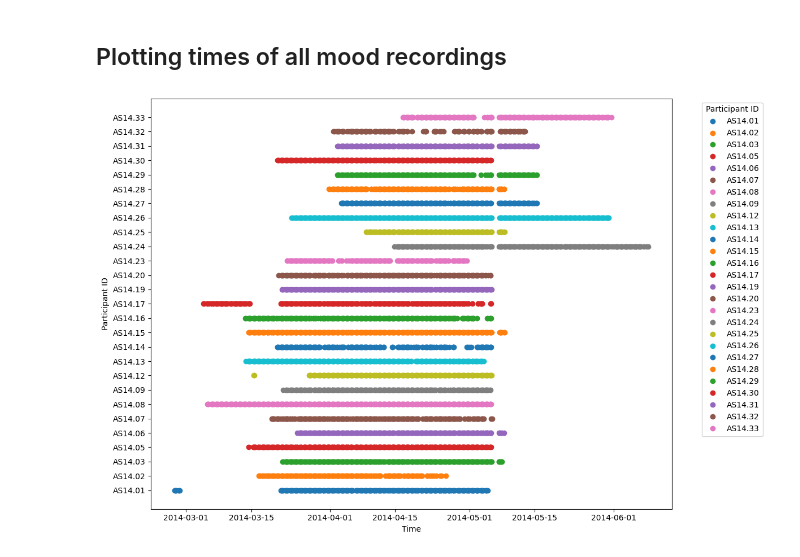
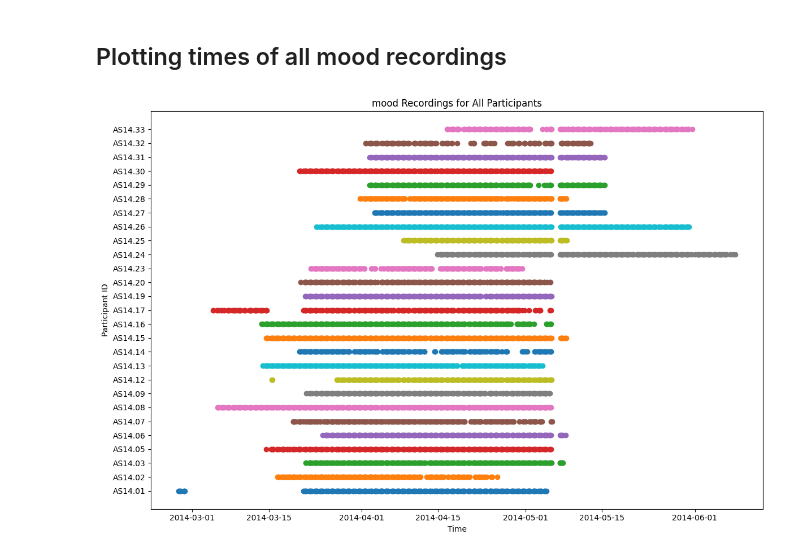
Before and after one commit to kroegepa/DataMiningAssignmentOne, a Jupyter notebook: data_visualization.ipynb, the cells around one changed output. Saved outputs shown, nothing was run; the diff lists cells and outputs as text; code cells hidden in the pictures.

Commit message:
Added variable recordings

```diff
--- a/data_visualization.ipynb
+++ b/data_visualization.ipynb
@@ -54,6 +54,7 @@ df['time'] = pd.to_datetime(df['time'])
 import pandas as pd
 import matplotlib.pyplot as plt
 import matplotlib.dates as mdates
+import os
 
 
 def plot_mood_time_series_subplot(df, participant_id, ax):
@@ -85,6 +86,11 @@ def plot_mood_time_series_subplot(df, participant_id, ax):
 # Example usage:
 # df = pd.read_csv('data.csv')  # Load your dataset
 
+folder = 'mood_timeseries'
+if not os.path.exists(folder):
+    os.makedirs(folder)
+
+
 
 for i in range(0,len(unique_ids), 4):
 
@@ -106,4 +112,4 @@ for i in range(0,len(unique_ids), 4):
 
 
     plt.tight_layout()  # Adjust the layout so that plots do not overlap
-    fig.savefig(f"mood_partecipants_{i}.png")
+    fig.savefig(os.path.join(folder,f"mood_partecipants_{i}.png"))
@@ -119,41 +117,50 @@ for i in range(0,len(unique_ids), 4):
 ## Plotting times of all mood recordings
 # %%
 import numpy as np
-def plot_mood_recordings(df):
+import os
+
+def plot_recordings(df, variable, folder):
     """
     Plots all mood recordings for each subject on the same graph. Each subject's recordings
     are represented as dots on the same y line, with the time of the recording as the x-axis.
 
     Parameters:
     - df: pandas DataFrame containing the dataset.
     """
     # Filter the DataFrame for 'mood' variable
-    mood_df = df[df['variable'] == 'mood']
+    variable_df = df[df['variable'] == variable]
 
 
 
     # Assign a unique y-value (line) for each participant
-    unique_ids = mood_df['id'].unique()
+    unique_ids = variable_df['id'].unique()
     id_to_y = {id_: i + 1 for i, id_ in enumerate(unique_ids)}  # Mapping IDs to a y-value
 
     # Plot settings
     fig, ax = plt.subplots(figsize=(12, 8))
     for participant_id, y_val in id_to_y.items():
         # Filter data for the participant
-        participant_data = mood_df[mood_df['id'] == participant_id]
+        participant_data = variable_df[variable_df['id'] == participant_id]
         # Plot each mood recording as a dot
         ax.plot(participant_data['time'], np.repeat(y_val, len(participant_data)), 'o', label=participant_id)
 
     # Improve the plot aesthetics
     ax.set_yticks(range(1, len(unique_ids) + 1))
     ax.set_yticklabels(unique_ids)
     ax.set_xlabel('Time')
     ax.set_ylabel('Participant ID')
-    ax.legend(title='Participant ID', bbox_to_anchor=(1.05, 1), loc='upper left')
+    #ax.legend(title='Participant ID', bbox_to_anchor=(1.05, 1), loc='upper left')
+    # set title
+    ax.set_title(f'{variable} Recordings for All Participants')
     plt.tight_layout()
-    fig.savefig("mood_recordings.png")
+    # create folder if it does not exist
+    if not os.path.exists(folder):
+        os.makedirs(folder)
+
+    fig.savefig(os.path.join(folder,f"{variable}_recordings.png"))
 
 # Example usage:
-plot_mood_recordings(df)
+
+plot_recordings(df, 'mood', 'variable_recordings')
 # %% [output]
-[figure, old version]
+[figure, new version]
```
Also changed, not shown: parts of 2 cells of this notebook, 25 other files.
